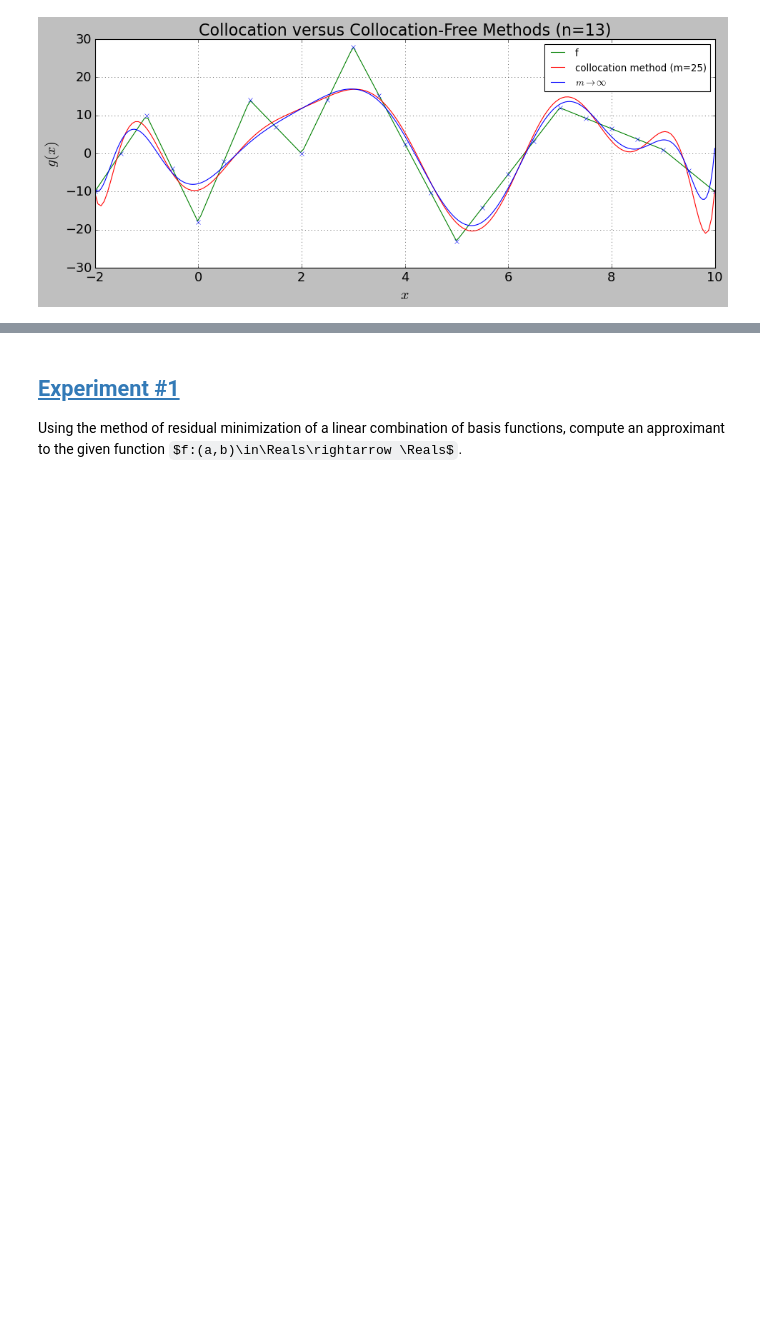
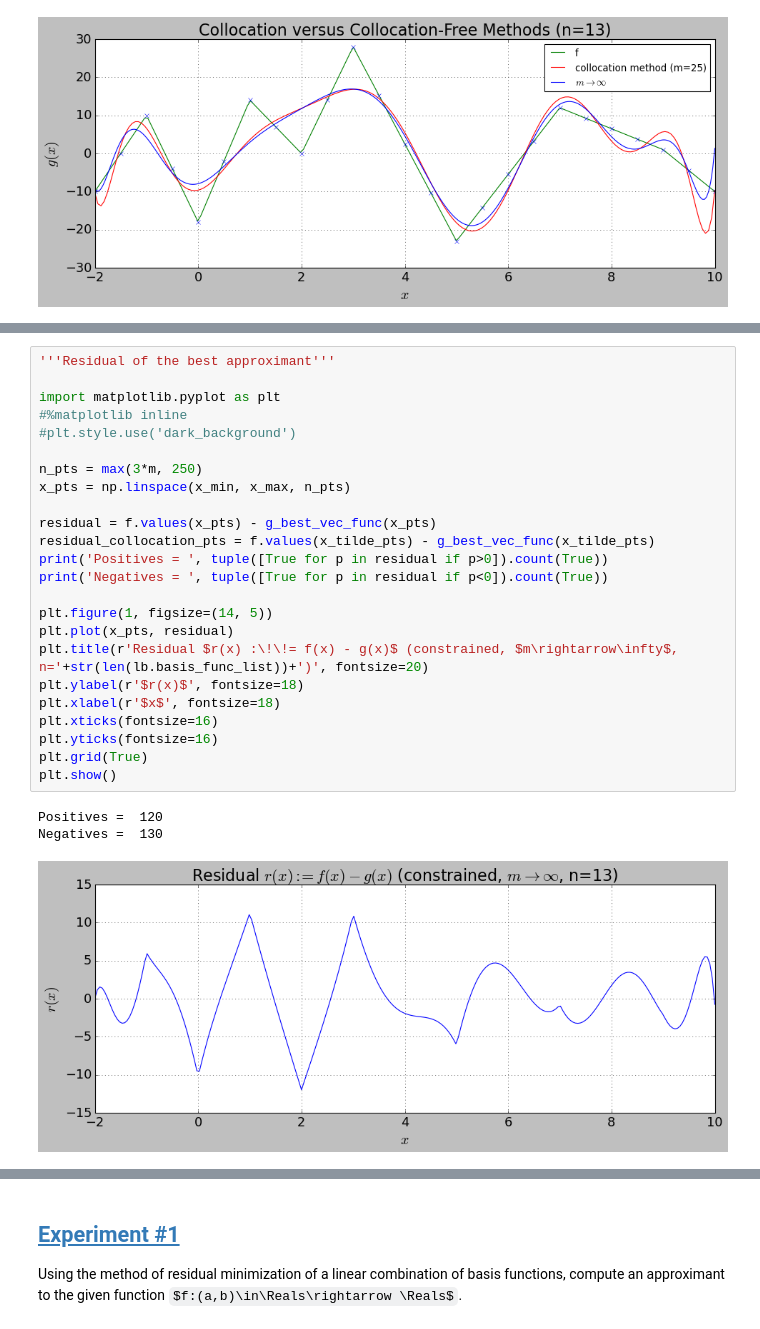
Before and after one commit to dpploy/engy-5330, a Jupyter notebook: notebooks/04-legendre-lsq-residual.ipynb, the cells around one changed output, grey strips where cells are left out. Cells and saved outputs as stored; diff of their text form; some formulas as TeX source; blank space fills up the shorter version.

```diff
--- a/notebooks/04-legendre-lsq-residual.ipynb
+++ b/notebooks/04-legendre-lsq-residual.ipynb
@@ -582,0 +727,28 @@ plt.show()
+# %%
+'''Residual of the best approximant'''
+
+import matplotlib.pyplot as plt
+#%matplotlib inline
+#plt.style.use('dark_background')
+
+n_pts = max(3*m, 250)
+x_pts = np.linspace(x_min, x_max, n_pts)
+
+residual = f.values(x_pts) - g_best_vec_func(x_pts)
+residual_collocation_pts = f.values(x_tilde_pts) - g_best_vec_func(x_tilde_pts)
+print('Positives = ', tuple([True for p in residual if p>0]).count(True))
+print('Negatives = ', tuple([True for p in residual if p<0]).count(True))
+
+plt.figure(1, figsize=(14, 5))
+plt.plot(x_pts, residual)
+plt.title(r'Residual $r(x) :\!\!= f(x) - g(x)$ (constrained, $m\rightarrow\infty$, n='+str(len(lb.basis_func_list))+')', fontsize=20)
+plt.ylabel(r'$r(x)$', fontsize=18)
+plt.xlabel(r'$x$', fontsize=18)
+plt.xticks(fontsize=16)
+plt.yticks(fontsize=16)
+plt.grid(True)
+plt.show()
+# %% [output]
+Positives =  120
+Negatives =  130
+[figure, added]
```
Also changed, not shown: parts of 38 cells of this notebook, 3 other files.
